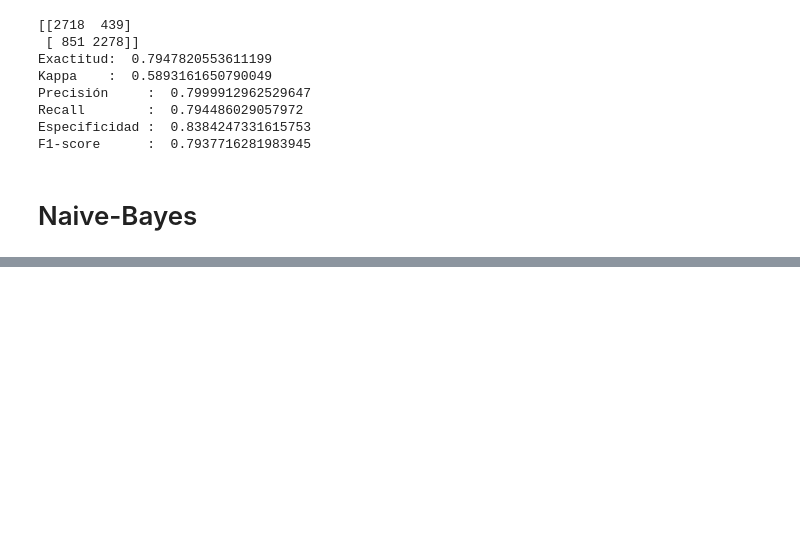
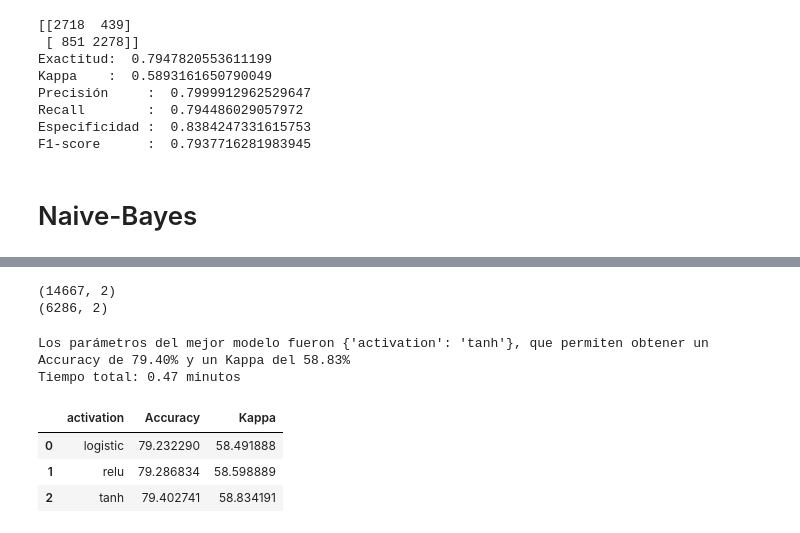
Before and after one commit to Brik000/Analitica, a Jupyter notebook: Proyecto Final/proyecto.ipynb, the cells around one changed output, grey strips where cells are left out. Saved outputs shown, nothing was run; the diff lists cells and outputs as text; code cells hidden in the pictures; blank space fills up the shorter version.

```diff
--- a/Proyecto Final/proyecto.ipynb
+++ b/Proyecto Final/proyecto.ipynb
@@ -506,0 +492,47 @@ F1-score      :  0.7937716281983945
+# %%
+print(X_train.shape); print(X_test.shape)
+# %% [output]
+(14667, 2)
+(6286, 2)
+# %%
+activation_vec = ['logistic', 'relu', 'tanh']
+max_iter_vec = [10, 20, 50, 75, 100, 200, 300, 400, 500, 1000, 2000]
+hidden_layer_sizes_vec = [(10,), (20,), (30,), (10, 10), (20, 20), (30, 30), (20, 10), (30, 20, 10)]
+learning_rate_init_vec = [0.001, 0.002, 0.003, 0.004, 0.005, 0.006, 0.007, 0.008, 0.009, 0.01, 0.02, 0.03, 0.04, 0.05]
+# %%
+import time
+from sklearn.metrics import make_scorer
+from sklearn.metrics import accuracy_score, cohen_kappa_score, classification_report
+from sklearn.model_selection import GridSearchCV
+
+start = time.time() # Devuelve el tiempo actual en segundos desde el 1o de enero de 1970 (punto de referencia)
+
+np.random.seed(1234)
+parametros = {'activation': activation_vec
+              }
+scoring = {'kappa':make_scorer(cohen_kappa_score), 'accuracy':'accuracy'}
+grid = GridSearchCV(mlp, param_grid=parametros, cv=5, scoring=scoring, refit='accuracy', n_jobs=-1, iid=True)
+# %%
+grid.fit(X_train, y_train)
+
+print("Los parámetros del mejor modelo fueron {0}, que permiten obtener un Accuracy de {1:.2f}% y un Kappa del {2:.2f}%".format(
+    grid.best_params_, grid.best_score_*100, grid.cv_results_['mean_test_kappa'][grid.best_index_]*100))
+end = time.time() # Tiempo después de finalizar el entrenamiento del modelo
+print("Tiempo total: {0:.2f} minutos".format((end-start)/60))
+# %% [output]
+Los parámetros del mejor modelo fueron {'activation': 'tanh'}, que permiten obtener un Accuracy de 79.40% y un Kappa del 58.83%
+Tiempo total: 0.47 minutos
+# %%
+df = pd.DataFrame([(activation, acc*100, kappa*100) for (activation, acc, kappa) in
+                   zip(activation_vec,
+                       grid.cv_results_['mean_test_accuracy'],
+                       grid.cv_results_['mean_test_kappa'],
+                      )
+                   ], columns = ('activation', 'Accuracy', 'Kappa'))
+# %%
+df
+# %% [output]
+|  | activation | Accuracy | Kappa |
+| 0 | logistic | 79.232290 | 58.491888 |
+| 1 | relu | 79.286834 | 58.598889 |
+| 2 | tanh | 79.402741 | 58.834191 |
```
Also changed, not shown: parts of 7 cells of this notebook, 3 other files.
